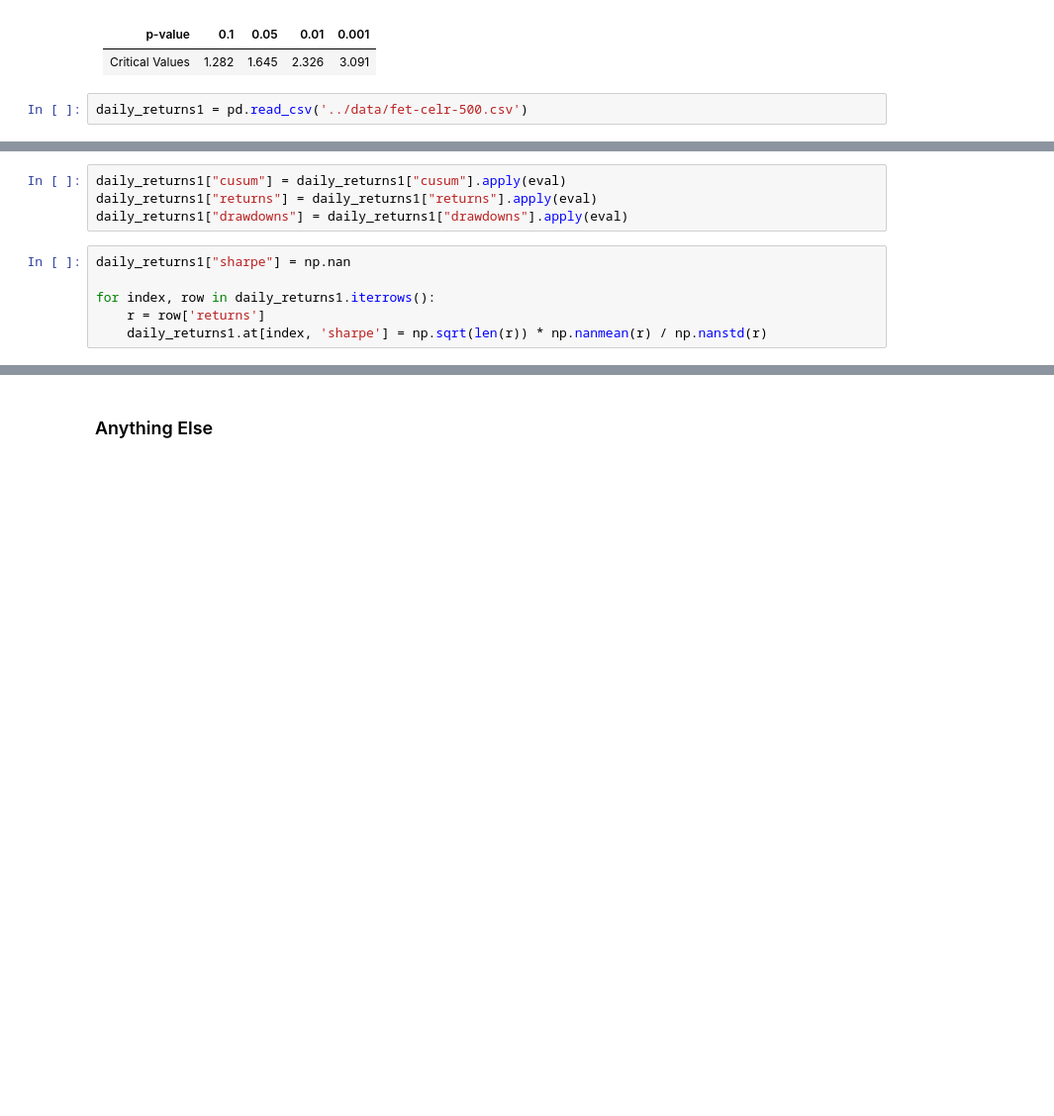
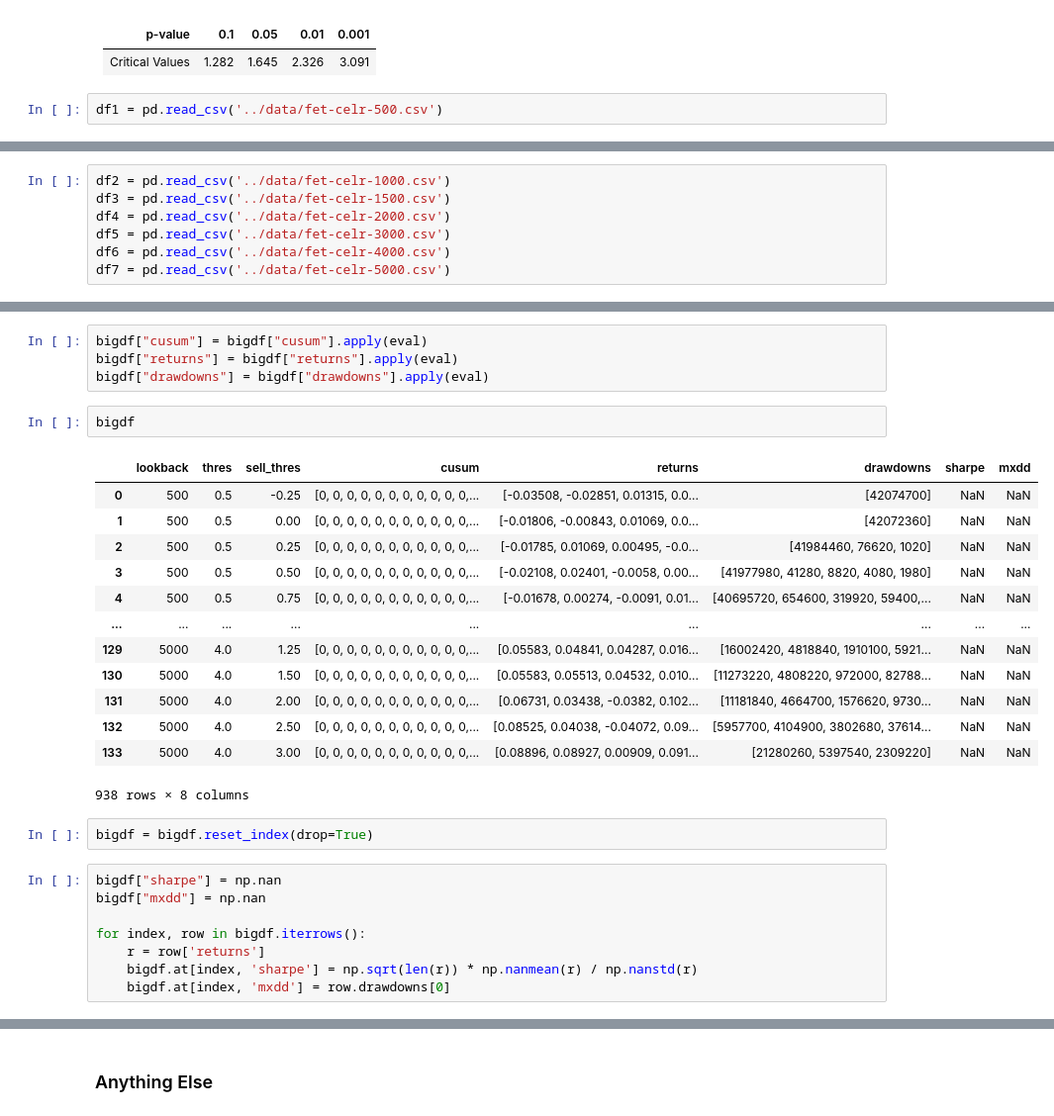
Before and after one commit to sunnymnie/crypto-printer, a Jupyter notebook: research/metrics-research.ipynb, the cells around one changed output, grey strips where cells are left out. Shown at 99% size. Cells and saved outputs as stored; diff of their text form; blank space fills up the shorter version.

```diff
--- a/research/metrics-research.ipynb
+++ b/research/metrics-research.ipynb
@@ -91,4 +93,4 @@ Gaussian Test statistic = 4.707045
 |-----------------|-------|-------|-------|-------|
 | Critical Values | 1.282 | 1.645 | 2.326 | 3.091 |
 # %%
-daily_returns1 = pd.read_csv('../data/fet-celr-500.csv')
+df1 = pd.read_csv('../data/fet-celr-500.csv')
@@ -110,0 +97,7 @@ daily_returns1
+# %%
+df2 = pd.read_csv('../data/fet-celr-1000.csv')
+df3 = pd.read_csv('../data/fet-celr-1500.csv')
+df4 = pd.read_csv('../data/fet-celr-2000.csv')
+df5 = pd.read_csv('../data/fet-celr-3000.csv')
+df6 = pd.read_csv('../data/fet-celr-4000.csv')
+df7 = pd.read_csv('../data/fet-celr-5000.csv')
@@ -111,10 +134,30 @@ daily_returns1
 # %%
-daily_returns1["cusum"] = daily_returns1["cusum"].apply(eval)
-daily_returns1["returns"] = daily_returns1["returns"].apply(eval)
-daily_returns1["drawdowns"] = daily_returns1["drawdowns"].apply(eval)
+bigdf["cusum"] = bigdf["cusum"].apply(eval)
+bigdf["returns"] = bigdf["returns"].apply(eval)
+bigdf["drawdowns"] = bigdf["drawdowns"].apply(eval)
+# %%
+bigdf
+# %% [output]
+|  | lookback | thres | sell_thres | cusum | returns | drawdowns | sharpe | mxdd |
+| 0 | 500 | 0.5 | -0.25 | [0, 0, 0, 0, 0, 0, 0, 0, 0, 0, 0,... | [-0.03508, -0.02851, 0.01315, 0.0... | [42074700] | NaN | NaN |
+| 1 | 500 | 0.5 | 0.00 | [0, 0, 0, 0, 0, 0, 0, 0, 0, 0, 0,... | [-0.01806, -0.00843, 0.01069, 0.0... | [42072360] | NaN | NaN |
+| 2 | 500 | 0.5 | 0.25 | [0, 0, 0, 0, 0, 0, 0, 0, 0, 0, 0,... | [-0.01785, 0.01069, 0.00495, -0.0... | [41984460, 76620, 1020] | NaN | NaN |
+| 3 | 500 | 0.5 | 0.50 | [0, 0, 0, 0, 0, 0, 0, 0, 0, 0, 0,... | [-0.02108, 0.02401, -0.0058, 0.00... | [41977980, 41280, 8820, 4080, 1980] | NaN | NaN |
+| 4 | 500 | 0.5 | 0.75 | [0, 0, 0, 0, 0, 0, 0, 0, 0, 0, 0,... | [-0.01678, 0.00274, -0.0091, 0.01... | [40695720, 654600, 319920, 59400,... | NaN | NaN |
+| ... | ... | ... | ... | ... | ... | ... | ... | ... |
+| 129 | 5000 | 4.0 | 1.25 | [0, 0, 0, 0, 0, 0, 0, 0, 0, 0, 0,... | [0.05583, 0.04841, 0.04287, 0.016... | [16002420, 4818840, 1910100, 5921... | NaN | NaN |
+| 130 | 5000 | 4.0 | 1.50 | [0, 0, 0, 0, 0, 0, 0, 0, 0, 0, 0,... | [0.05583, 0.05513, 0.04532, 0.010... | [11273220, 4808220, 972000, 82788... | NaN | NaN |
+| 131 | 5000 | 4.0 | 2.00 | [0, 0, 0, 0, 0, 0, 0, 0, 0, 0, 0,... | [0.06731, 0.03438, -0.0382, 0.102... | [11181840, 4664700, 1576620, 9730... | NaN | NaN |
+| 132 | 5000 | 4.0 | 2.50 | [0, 0, 0, 0, 0, 0, 0, 0, 0, 0, 0,... | [0.08525, 0.04038, -0.04072, 0.09... | [5957700, 4104900, 3802680, 37614... | NaN | NaN |
+| 133 | 5000 | 4.0 | 3.00 | [0, 0, 0, 0, 0, 0, 0, 0, 0, 0, 0,... | [0.08896, 0.08927, 0.00909, 0.091... | [21280260, 5397540, 2309220] | NaN | NaN |
+938 rows × 8 columns
+# %%
+bigdf = bigdf.reset_index(drop=True)
 # %%
-daily_returns1["sharpe"] = np.nan
+bigdf["sharpe"] = np.nan
+bigdf["mxdd"] = np.nan
 
-for index, row in daily_returns1.iterrows():
+for index, row in bigdf.iterrows():
     r = row['returns']
-    daily_returns1.at[index, 'sharpe'] = np.sqrt(len(r)) * np.nanmean(r) / np.nanstd(r)
+    bigdf.at[index, 'sharpe'] = np.sqrt(len(r)) * np.nanmean(r) / np.nanstd(r)
+    bigdf.at[index, 'mxdd'] = row.drawdowns[0]
```
Also changed, not shown: parts of 12 cells of this notebook, 1 other file.
